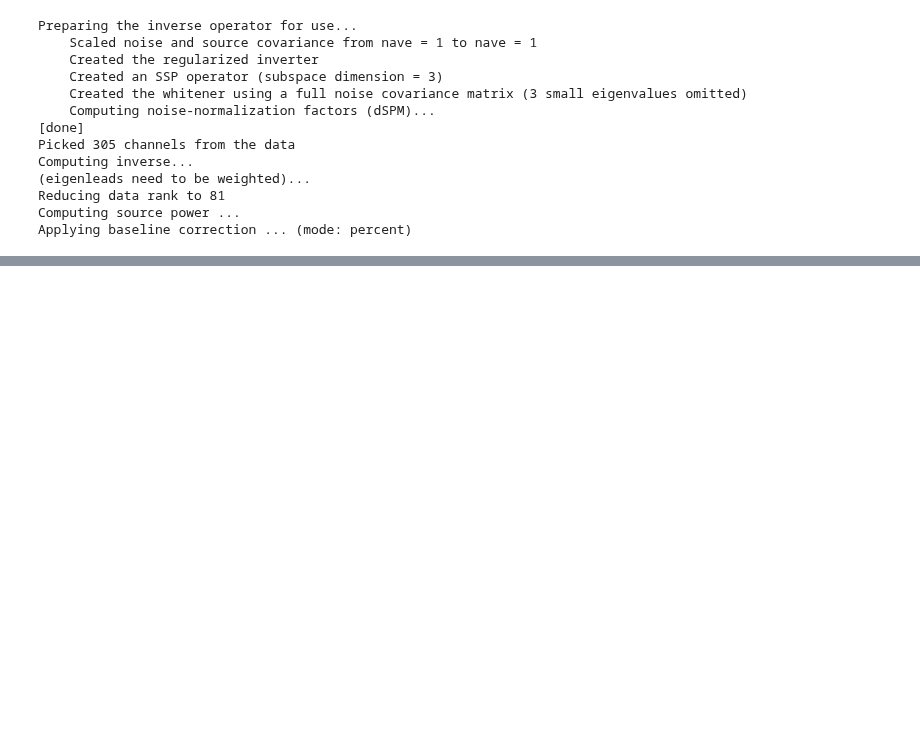
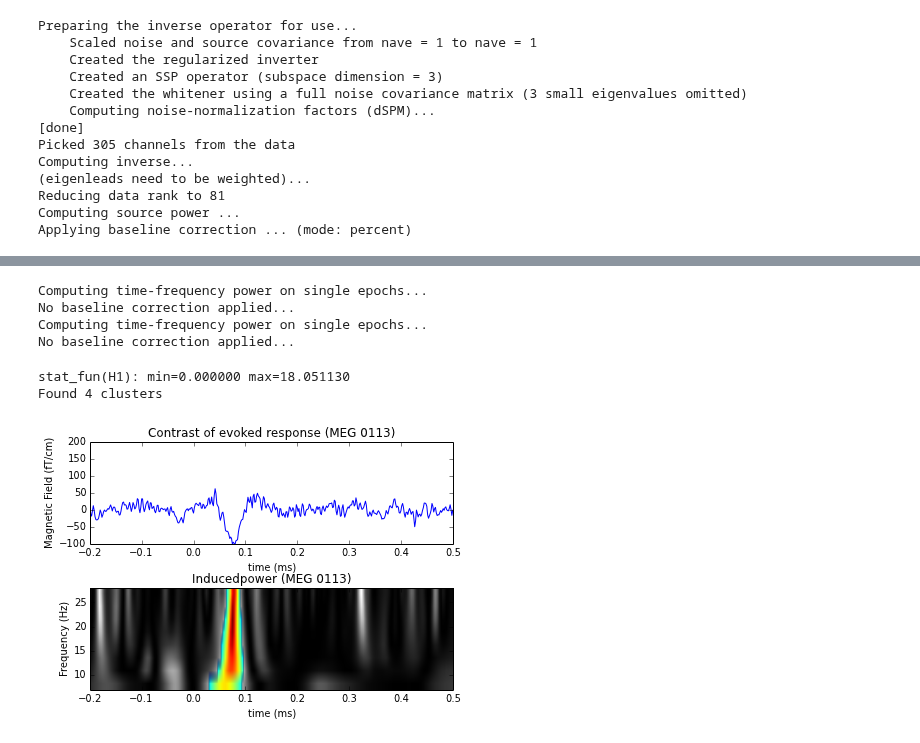
Before and after one commit to mne-tools/mne-python-notebooks, a Jupyter notebook: 5-MNE_time_frequency_label_and_stats.ipynb, the cells around one changed output, grey strips where cells are left out. Drawn from its saved outputs; the diff is of its cells as text; code cells hidden in the pictures; blank space fills up the shorter version.

Commit message:
improve TFR / stats

```diff
--- a/5-MNE_time_frequency_label_and_stats.ipynb
+++ b/5-MNE_time_frequency_label_and_stats.ipynb
@@ -263,4 +263,7 @@ times = 1e3 * epochs_condition_1.times  # change unit to ms
 # %%
+from mne.time_frequency import single_trial_power
+from mne.stats import permutation_cluster_test
+
 # Factor to downsample the temporal dimension of the PSD computed by
 # single_trial_power.  Decimation occurs after frequency decomposition and can
 # be used to reduce memory usage (and possibly comptuational time of downstream
@@ -270,63 +273,68 @@ decim = 2
 frequencies = np.arange(7, 30, 3)  # define frequencies of interest
 Fs = raw.info['sfreq']  # sampling in Hz
 n_cycles = 1.5
-epochs_power_1 = single_trial_power(data_condition_1, Fs=Fs,
-                                    frequencies=frequencies,
-                                    n_cycles=n_cycles, use_fft=False,
-                                    decim=decim)
 
-epochs_power_2 = single_trial_power(data_condition_2, Fs=Fs,
-                                    frequencies=frequencies,
-                                    n_cycles=n_cycles, use_fft=False,
-                                    decim=decim)
+powers = []
+for data in epochs_data:
 
-epochs_power_1 = epochs_power_1[:, 0, :, :]  # only 1 channel to get 3D matrix
-epochs_power_2 = epochs_power_2[:, 0, :, :]  # only 1 channel to get 3D matrix
+    power = single_trial_power(data, Fs=Fs,
+                               frequencies=frequencies,
+                               n_cycles=n_cycles,use_fft=False,
+                               decim=decim)
 
-# Compute ratio with baseline power (be sure to correct time vector with
-# decimation factor)
-baseline_mask = times[::decim] < 0
-epochs_baseline_1 = np.mean(epochs_power_1[:, :, baseline_mask], axis=2)
-epochs_power_1 /= epochs_baseline_1[..., np.newaxis]
-epochs_baseline_2 = np.mean(epochs_power_2[:, :, baseline_mask], axis=2)
-epochs_power_2 /= epochs_baseline_2[..., np.newaxis]
+    power = power[:, 0, :, :]  # only 1 channel to get 3D matrix
+
+    # Compute ratio with baseline power (be sure to correct time vector with
+    # decimation factor)
+    baseline_mask = times[::decim] < 0
+    epochs_baseline = np.mean(power[:, :, baseline_mask], axis=2)
+    power /= epochs_baseline[..., np.newaxis]
+
+    powers.append(power)
+# %% [output]
+Computing time-frequency power on single epochs...
+No baseline correction applied...
+Computing time-frequency power on single epochs...
+No baseline correction applied...
 # %%
 ###############################################################################
 # Compute statistic
 threshold = 6.0
 T_obs, clusters, cluster_p_values, H0 = \
-                   permutation_cluster_test([epochs_power_1, epochs_power_2],
-                               n_permutations=100, threshold=threshold, tail=0)
+                   permutation_cluster_test(powers, n_permutations=100,
+                                            threshold=threshold, tail=0)
 
 ###############################################################################
 # View time-frequency plots
 plt.clf()
 plt.subplots_adjust(0.12, 0.08, 0.96, 0.94, 0.2, 0.43)
 plt.subplot(2, 1, 1)
-evoked_contrast = np.mean(data_condition_1, 0) - np.mean(data_condition_2, 0)
+
+evoked_contrast = epochs_data[0].mean(0) - epochs_data[1].mean(0)
 plt.plot(times, evoked_contrast.T)
 plt.title('Contrast of evoked response (%s)' % ch_name)
 plt.xlabel('time (ms)')
 plt.ylabel('Magnetic Field (fT/cm)')
 plt.xlim(times[0], times[-1])
 plt.ylim(-100, 200)
 
 plt.subplot(2, 1, 2)
 
-# Create new stats image with only significant clusters
-T_obs_plot = np.nan * np.ones_like(T_obs)
-for c, p_val in zip(clusters, cluster_p_values):
-    if p_val <= 0.05:
-        T_obs_plot[c] = T_obs[c]
+good_clusters = np.where(cluster_p_values < .05)[0]
+cluster_inds = np.sum([clusters[ii] for ii in good_clusters], 0)
+T_obs_plot = np.ma.masked_array(T_obs, cluster_inds)
 
-plt.imshow(T_obs, cmap=plt.cm.gray,
-           extent=[times[0], times[-1], frequencies[0], frequencies[-1]],
-           aspect='auto', origin='lower')
-plt.imshow(T_obs_plot, cmap=plt.cm.jet,
-           extent=[times[0], times[-1], frequencies[0], frequencies[-1]],
-           aspect='auto', origin='lower')
+for image, cmap in zip([T_obs, T_obs_plot], ['jet', 'gray']):
+
+    plt.imshow(image, cmap=cmap, extent=[times[0], times[-1],
+               frequencies[0], frequencies[-1]], aspect='auto',
+               origin='lower')
 
 plt.xlabel('time (ms)')
 plt.ylabel('Frequency (Hz)')
-plt.title('Induced power (%s)' % ch_name)
+plt.title('Inducedpower (%s)' % ch_name)
 plt.show()
+# %% [output]
+stat_fun(H1): min=0.000000 max=18.051130
+Found 4 clusters
+[figure, added]
```
Also changed, not shown: parts of 8 cells of this notebook.
